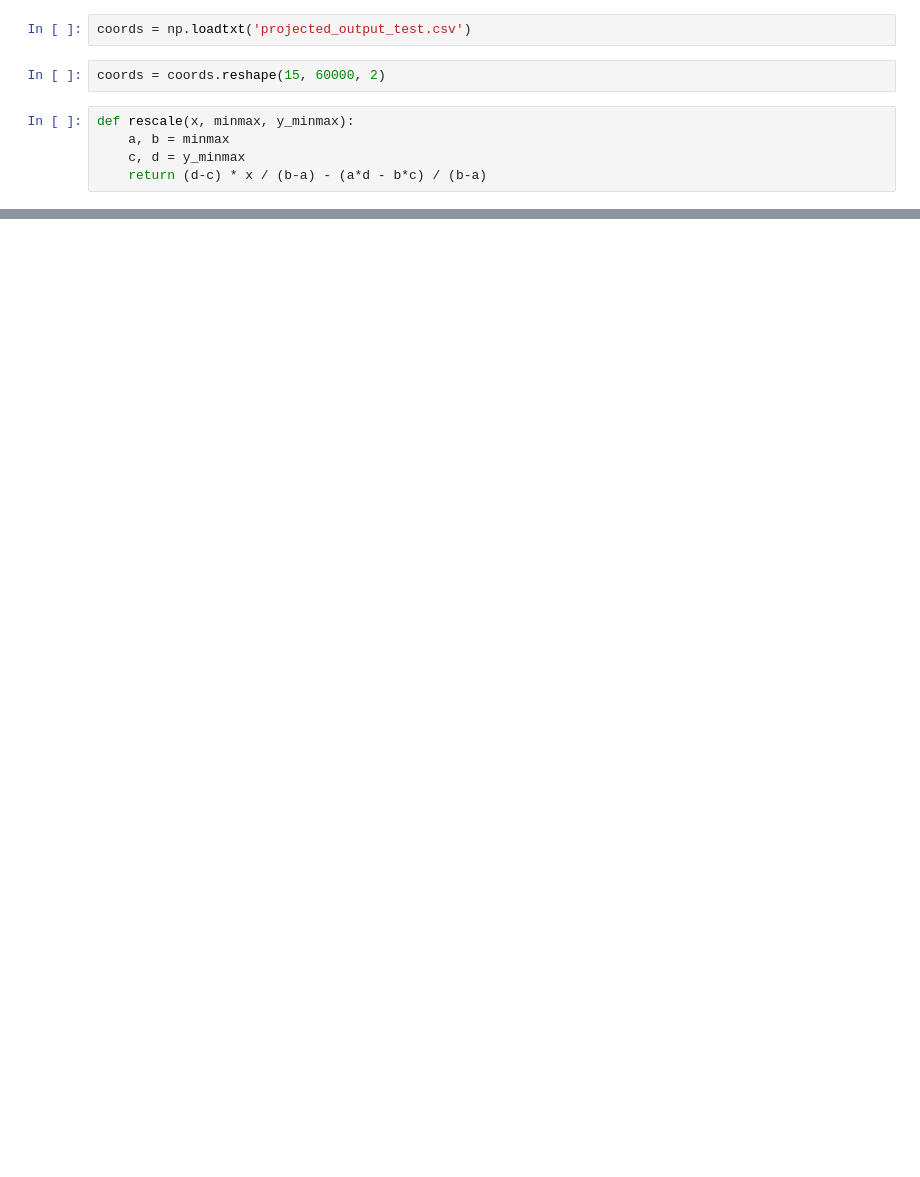
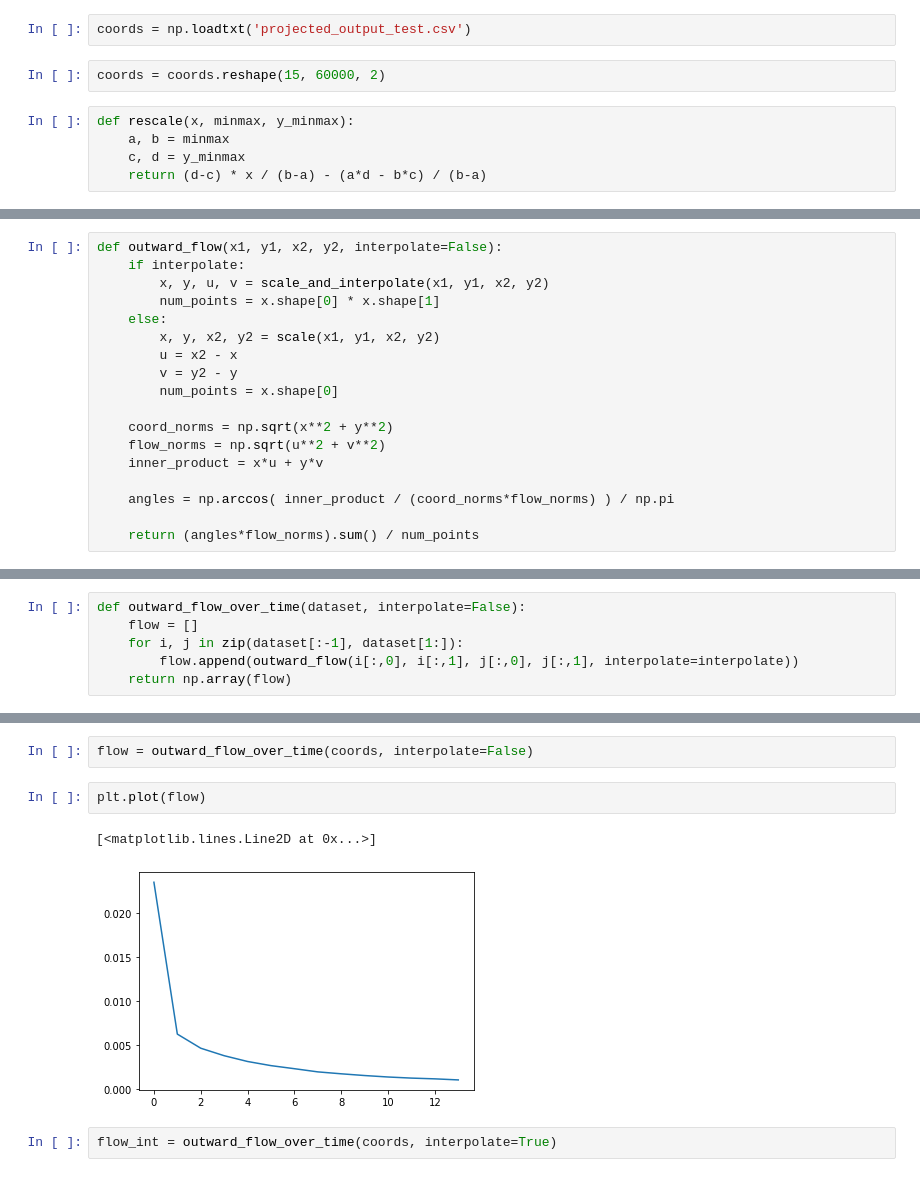
Before and after one commit to einbandi/ptsne-pytorch, a Jupyter notebook: vector-field.ipynb, the cells around one changed output, grey strips where cells are left out. Drawn from its saved outputs; the diff is of its cells as text; blank space fills up the shorter version.

```diff
--- a/vector-field.ipynb
+++ b/vector-field.ipynb
@@ -324,0 +319,18 @@ plt.quiver(xx[idx_x, idx_y], yy[idx_x, idx_y], u_interp[idx_x, idx_y], v_interp[
+# %%
+def outward_flow(x1, y1, x2, y2, interpolate=False):
+    if interpolate:
+        x, y, u, v = scale_and_interpolate(x1, y1, x2, y2)
+        num_points = x.shape[0] * x.shape[1]
+    else:
+        x, y, x2, y2 = scale(x1, y1, x2, y2)
+        u = x2 - x
+        v = y2 - y
+        num_points = x.shape[0]
+
+    coord_norms = np.sqrt(x**2 + y**2)
+    flow_norms = np.sqrt(u**2 + v**2)
+    inner_product = x*u + y*v
+
+    angles = np.arccos( inner_product / (coord_norms*flow_norms) ) / np.pi
+
+    return (angles*flow_norms).sum() / num_points
@@ -324,0 +387,6 @@ plt.quiver(xx[idx_x, idx_y], yy[idx_x, idx_y], u_interp[idx_x, idx_y], v_interp[
+# %%
+def outward_flow_over_time(dataset, interpolate=False):
+    flow = []
+    for i, j in zip(dataset[:-1], dataset[1:]):
+        flow.append(outward_flow(i[:,0], i[:,1], j[:,0], j[:,1], interpolate=interpolate))
+    return np.array(flow)
@@ -324,0 +400,9 @@ plt.quiver(xx[idx_x, idx_y], yy[idx_x, idx_y], u_interp[idx_x, idx_y], v_interp[
+# %%
+flow = outward_flow_over_time(coords, interpolate=False)
+# %%
+plt.plot(flow)
+# %% [output]
+[<matplotlib.lines.Line2D at 0x...>]
+[figure, added]
+# %%
+flow_int = outward_flow_over_time(coords, interpolate=True)
```
Also changed, not shown: parts of 22 cells of this notebook, 1 other file.
